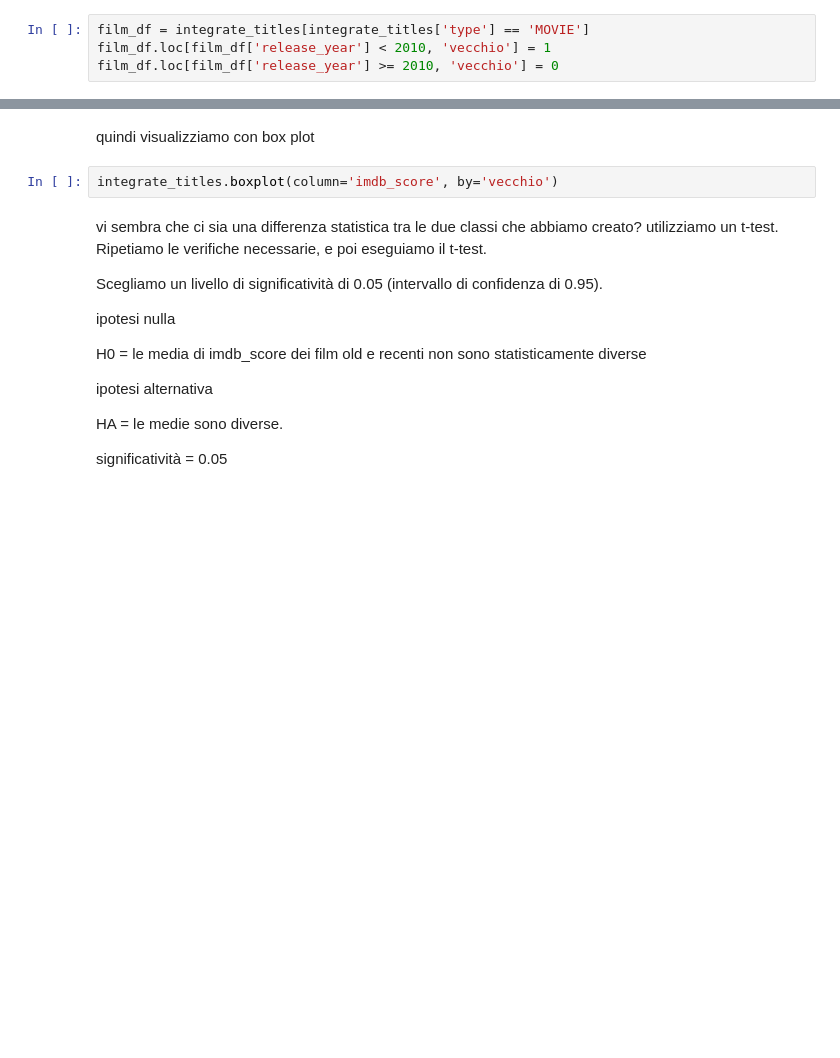
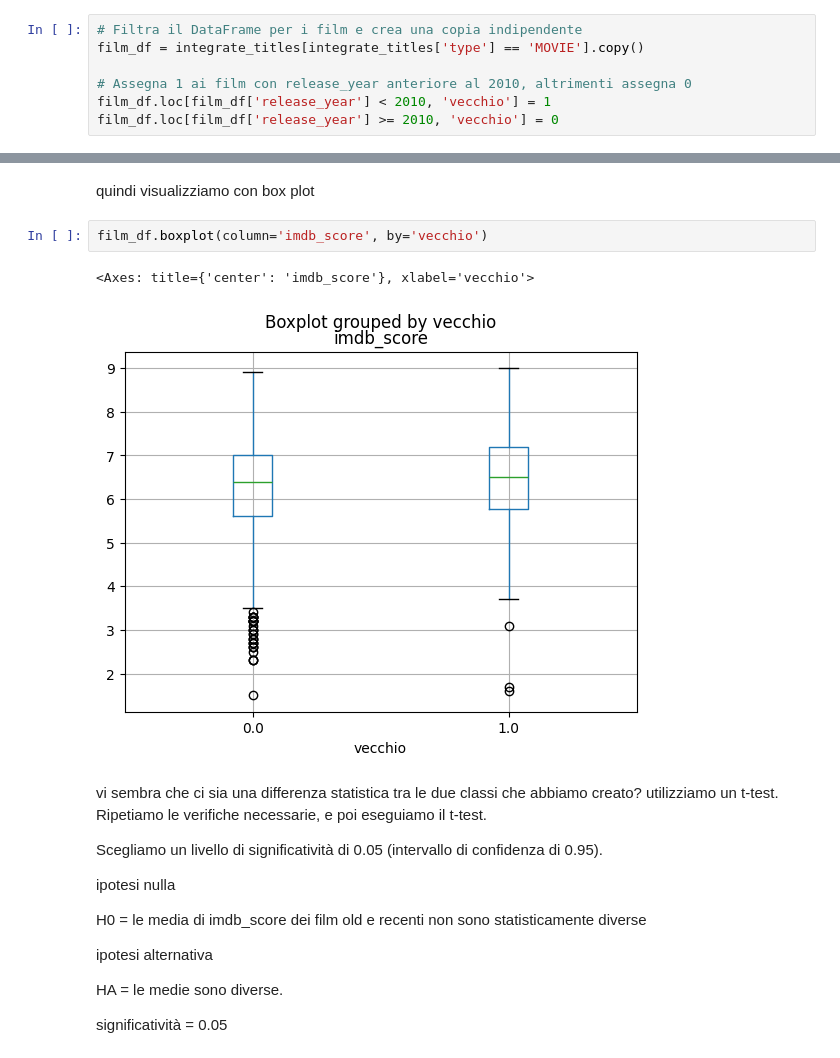
Before and after one commit to IosifPuha/ThirdLabDS, a Jupyter notebook: laboratorio_3.ipynb, the cells around one changed output, grey strips where cells are left out. Drawn from its saved outputs; the diff is of its cells as text; blank space fills up the shorter version.

```diff
--- a/laboratorio_3.ipynb
+++ b/laboratorio_3.ipynb
@@ -249,6 +249,9 @@ siccome il p-value è molto più piccolo di 0.05 possiamo rifiutare l'ipotesi nu
 adesso approfondiamo la nostra analisi, prima di tutto visualizzando lo score dei film vecchi (prima del 2010) e recenti (post 2010).
 Innanzitutto, creiamo una nuova colonna che ci dica se il film è vecchio o nuovo, secondo questa classificazione. Potremmo mettere 1 se è vecchio e 0 altrimenti.
 # %%
-film_df = integrate_titles[integrate_titles['type'] == 'MOVIE']
+# Filtra il DataFrame per i film e crea una copia indipendente
+film_df = integrate_titles[integrate_titles['type'] == 'MOVIE'].copy()
+
+# Assegna 1 ai film con release_year anteriore al 2010, altrimenti assegna 0
 film_df.loc[film_df['release_year'] < 2010, 'vecchio'] = 1
 film_df.loc[film_df['release_year'] >= 2010, 'vecchio'] = 0
@@ -266,7 +281,10 @@ integrate_titles[selected].head(50)
 # %% [markdown]
 quindi visualizziamo con box plot
 # %%
-integrate_titles.boxplot(column='imdb_score', by='vecchio')
+film_df.boxplot(column='imdb_score', by='vecchio')
+# %% [output]
+<Axes: title={'center': 'imdb_score'}, xlabel='vecchio'>
+[figure, added]
 # %% [markdown]
 vi sembra che ci sia una differenza statistica tra le due classi che abbiamo creato?
 utilizziamo un t-test. Ripetiamo le verifiche necessarie, e poi eseguiamo il t-test.
```
Also changed, not shown: parts of 8 cells of this notebook.
